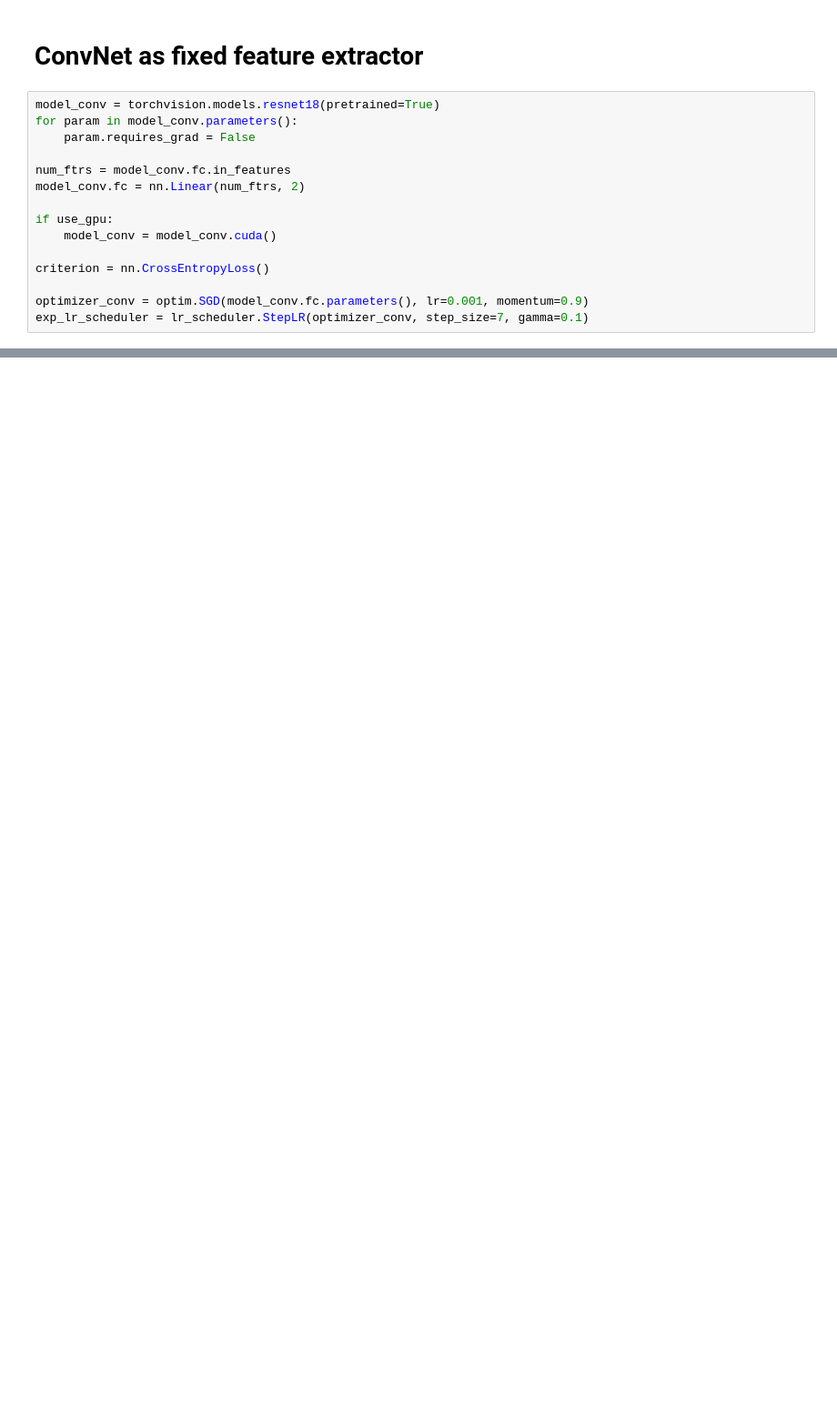
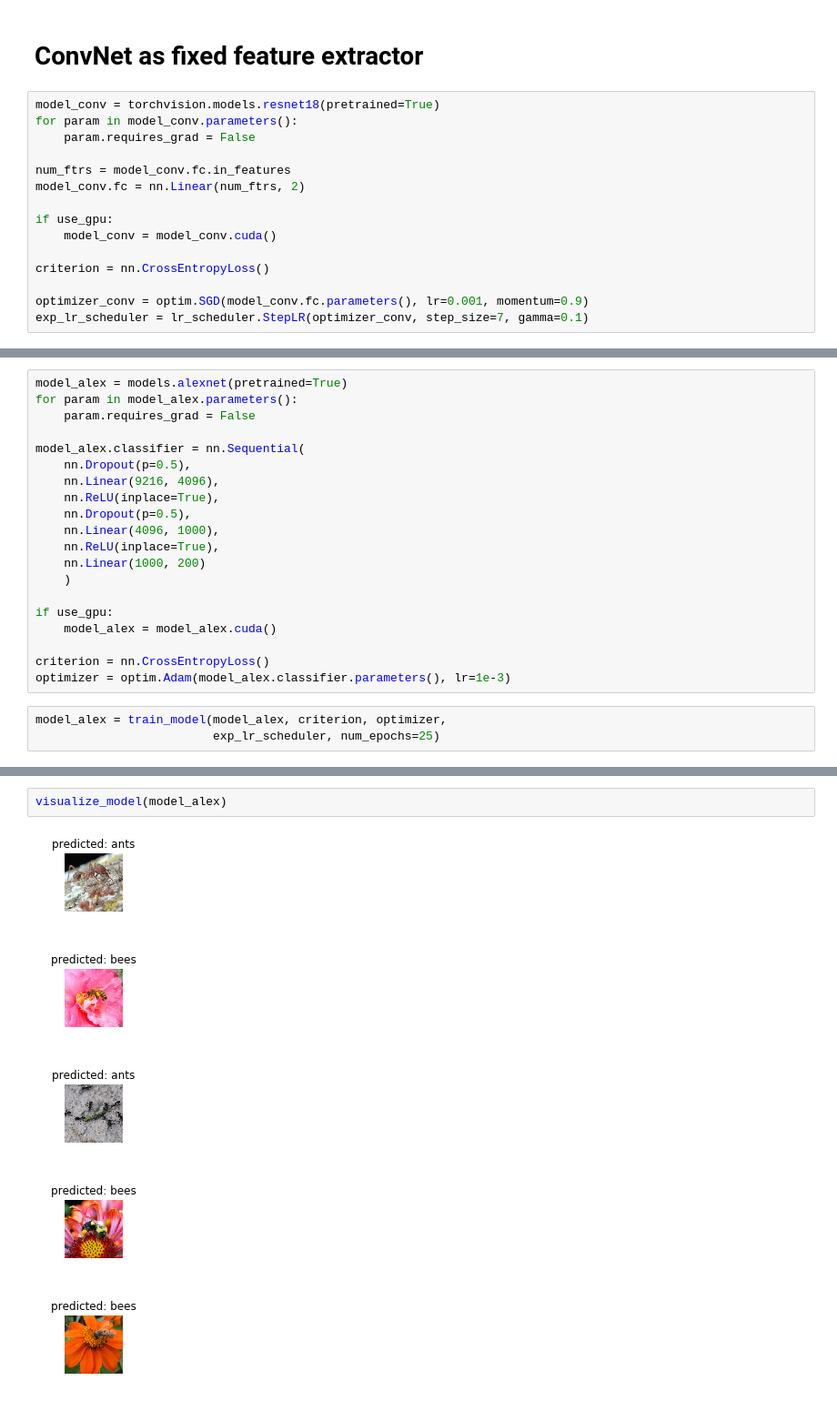
Before and after one commit to thangvubk/MachineLearningBasic, a Jupyter notebook: PracticePytorch/TransferLearningTutorial/TransferLearningTutorial.ipynb, the cells around one changed output, grey strips where cells are left out. Shown at 91% size. Drawn from its saved outputs; the diff is of its cells as text; blank space fills up the shorter version.

```diff
--- a/PracticePytorch/TransferLearningTutorial/TransferLearningTutorial.ipynb
+++ b/PracticePytorch/TransferLearningTutorial/TransferLearningTutorial.ipynb
@@ -253,0 +256,23 @@ plt.show()
+# %%
+model_alex = models.alexnet(pretrained=True)
+for param in model_alex.parameters():
+    param.requires_grad = False
+
+model_alex.classifier = nn.Sequential(
+    nn.Dropout(p=0.5),
+    nn.Linear(9216, 4096),
+    nn.ReLU(inplace=True),
+    nn.Dropout(p=0.5),
+    nn.Linear(4096, 1000),
+    nn.ReLU(inplace=True),
+    nn.Linear(1000, 200)
+    )
+
+if use_gpu:
+    model_alex = model_alex.cuda()
+
+criterion = nn.CrossEntropyLoss()
+optimizer = optim.Adam(model_alex.classifier.parameters(), lr=1e-3)
+# %%
+model_alex = train_model(model_alex, criterion, optimizer,
+                         exp_lr_scheduler, num_epochs=25)
@@ -253,0 +297,8 @@ plt.show()
+# %%
+visualize_model(model_alex)
+# %% [output]
+[figure, added]
+[figure, added]
+[figure, added]
+[figure, added]
+[figure, added]
```
Also changed, not shown: parts of 8 cells of this notebook.
